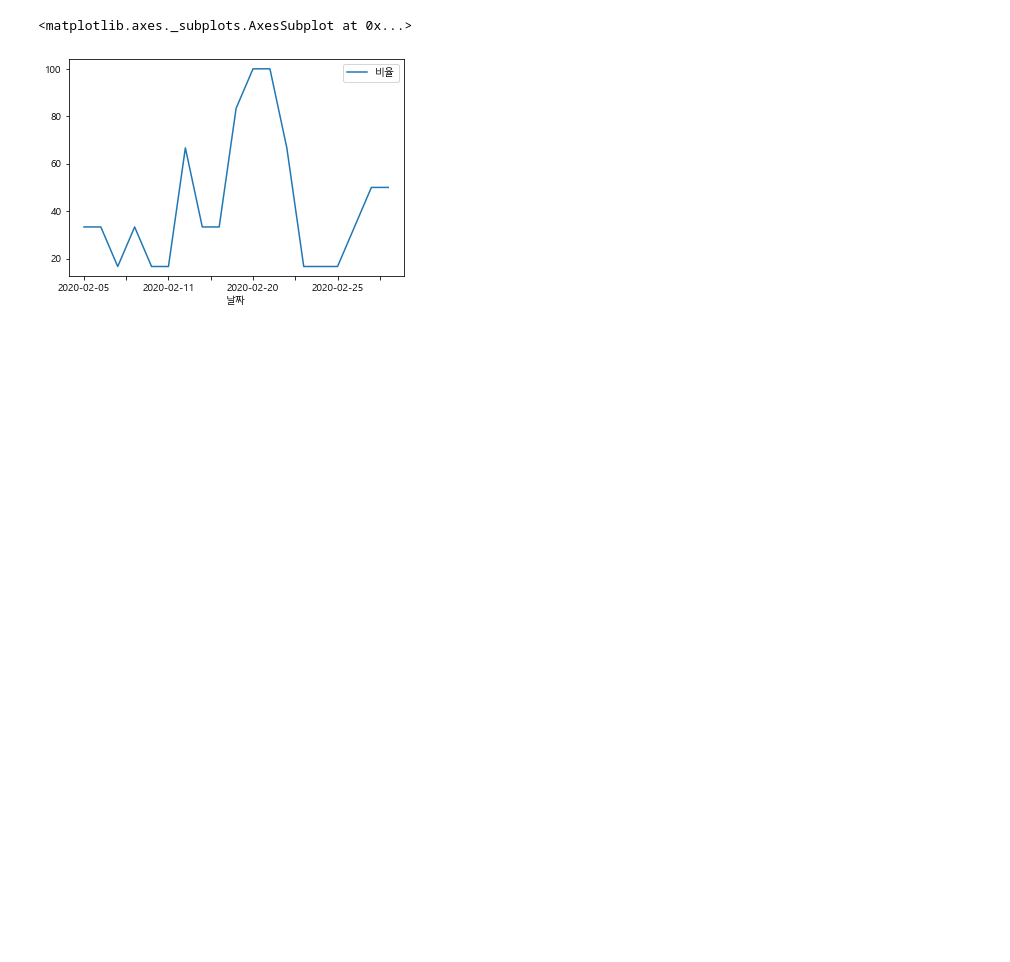
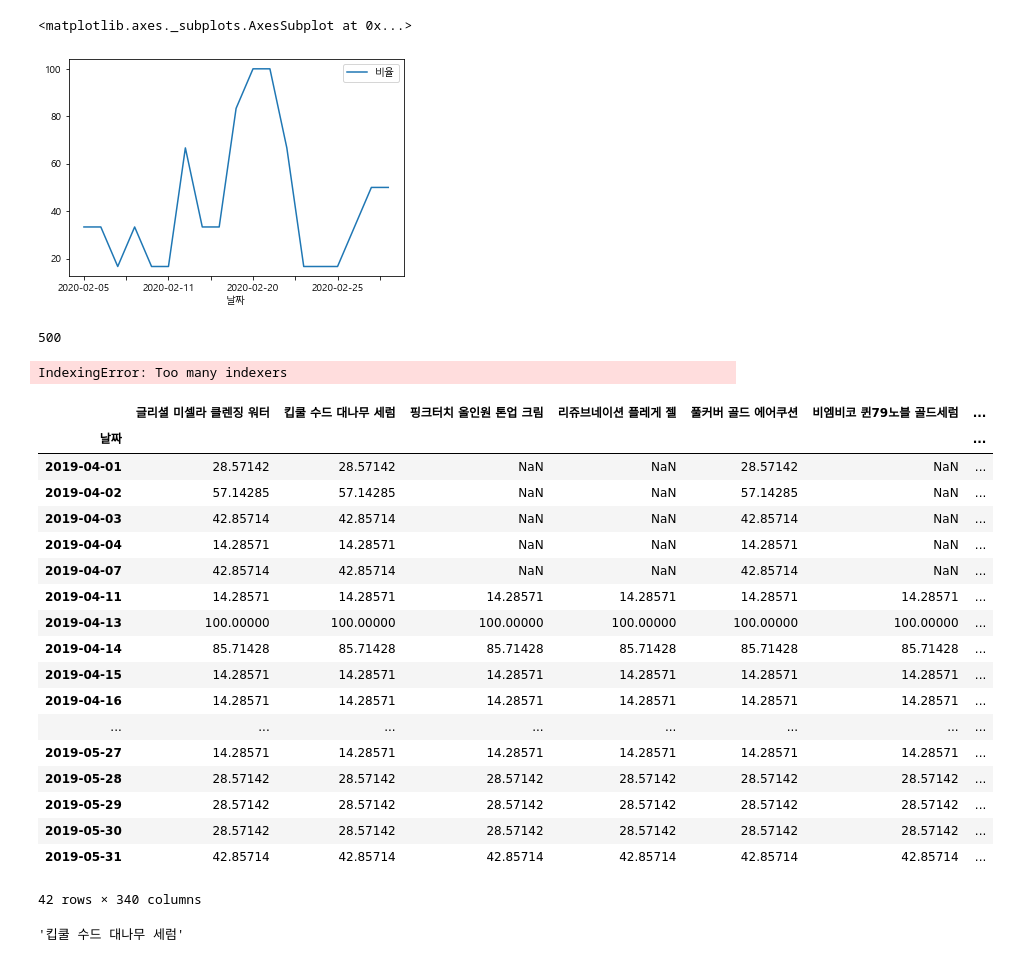
Before and after one commit to kdy7710/Bigdata_Team_Project, a Jupyter notebook: Bigdata_Project/Bigdata_Project/DramaPPl_Tutorial.ipynb, the cells around one changed output. Drawn from its saved outputs; the diff is of its cells as text; code cells hidden in the pictures; blank space fills up the shorter version.

```diff
--- a/Bigdata_Project/Bigdata_Project/DramaPPl_Tutorial.ipynb
+++ b/Bigdata_Project/Bigdata_Project/DramaPPl_Tutorial.ipynb
@@ -97,3 +115,63 @@ df.plot()
 # %% [output]
 <matplotlib.axes._subplots.AxesSubplot at 0x...>
 [figure]
+# %%
+import pandas as pd
+import date_cal as dc
+df = pd.read_excel('C:/Users/tjoeun/Downloads/7. 데이터 활용 매뉴얼 - 방송정보메타데이타샘플.xls')
+# 사용할 컬럼만 추출
+df2 = df.loc[:,['프로그램','방송일','상품명','품번']]
+print(len(df2))
+
+# final_df = pd.DataFrame(columns)
+rate = api.loc[:,'비율']
+df2.loc[i,'상품명']
+final_df = pd.DataFrame()
+for i in range(len(df2)):
+    keyword = df2.loc[i,'상품명']
+    broadcast_date = df2.loc[i,'방송일']
+    date = dc.convert_strtime(broadcast_date)
+    enddate = dc.timeminus(date, 30)
+    startdate = dc.timeminus(date, -30)
+    api = search(keyword,startdate=startdate,enddate=enddate)
+    rate = api.loc[:,'비율']
+
+    final_df[keyword] = rate
+    # print(keyword,broadcast_date,api)
+  # print(keyword,broadcast_date,api)
+    print(rate.loc[:,'비율'])
+
+    break
+
+final_df
+# %% [output]
+500
+IndexingError: Too many indexers
+# %%
+final_df
+# %% [output]
+|  | 글리셜 미셀라 클렌징 워터 | 킵쿨 수드 대나무 세럼 | 핑크터치 올인원 톤업 크림 | 리쥬브네이션 플레게 젤 | 풀커버 골드 에어쿠션 | 비엠비코 퀸79노블 골드세럼 | ... |
+| 날짜 |  |  |  |  |  |  | ... |
+| 2019-04-01 | 28.57142 | 28.57142 | NaN | NaN | 28.57142 | NaN | ... |
+| 2019-04-02 | 57.14285 | 57.14285 | NaN | NaN | 57.14285 | NaN | ... |
+| 2019-04-03 | 42.85714 | 42.85714 | NaN | NaN | 42.85714 | NaN | ... |
+| 2019-04-04 | 14.28571 | 14.28571 | NaN | NaN | 14.28571 | NaN | ... |
+| 2019-04-07 | 42.85714 | 42.85714 | NaN | NaN | 42.85714 | NaN | ... |
+| 2019-04-11 | 14.28571 | 14.28571 | 14.28571 | 14.28571 | 14.28571 | 14.28571 | ... |
+| 2019-04-13 | 100.00000 | 100.00000 | 100.00000 | 100.00000 | 100.00000 | 100.00000 | ... |
+| 2019-04-14 | 85.71428 | 85.71428 | 85.71428 | 85.71428 | 85.71428 | 85.71428 | ... |
+| 2019-04-15 | 14.28571 | 14.28571 | 14.28571 | 14.28571 | 14.28571 | 14.28571 | ... |
+| 2019-04-16 | 14.28571 | 14.28571 | 14.28571 | 14.28571 | 14.28571 | 14.28571 | ... |
+| ... | ... | ... | ... | ... | ... | ... | ... |
+| 2019-05-27 | 14.28571 | 14.28571 | 14.28571 | 14.28571 | 14.28571 | 14.28571 | ... |
+| 2019-05-28 | 28.57142 | 28.57142 | 28.57142 | 28.57142 | 28.57142 | 28.57142 | ... |
+| 2019-05-29 | 28.57142 | 28.57142 | 28.57142 | 28.57142 | 28.57142 | 28.57142 | ... |
+| 2019-05-30 | 28.57142 | 28.57142 | 28.57142 | 28.57142 | 28.57142 | 28.57142 | ... |
+| 2019-05-31 | 42.85714 | 42.85714 | 42.85714 | 42.85714 | 42.85714 | 42.85714 | ... |
+42 rows × 340 columns
+# %%
+
+a = df2.loc[1,'상품명']
+a
+# %% [output]
+'킵쿨 수드 대나무 세럼'
```
Also changed, not shown: parts of 6 cells of this notebook.
